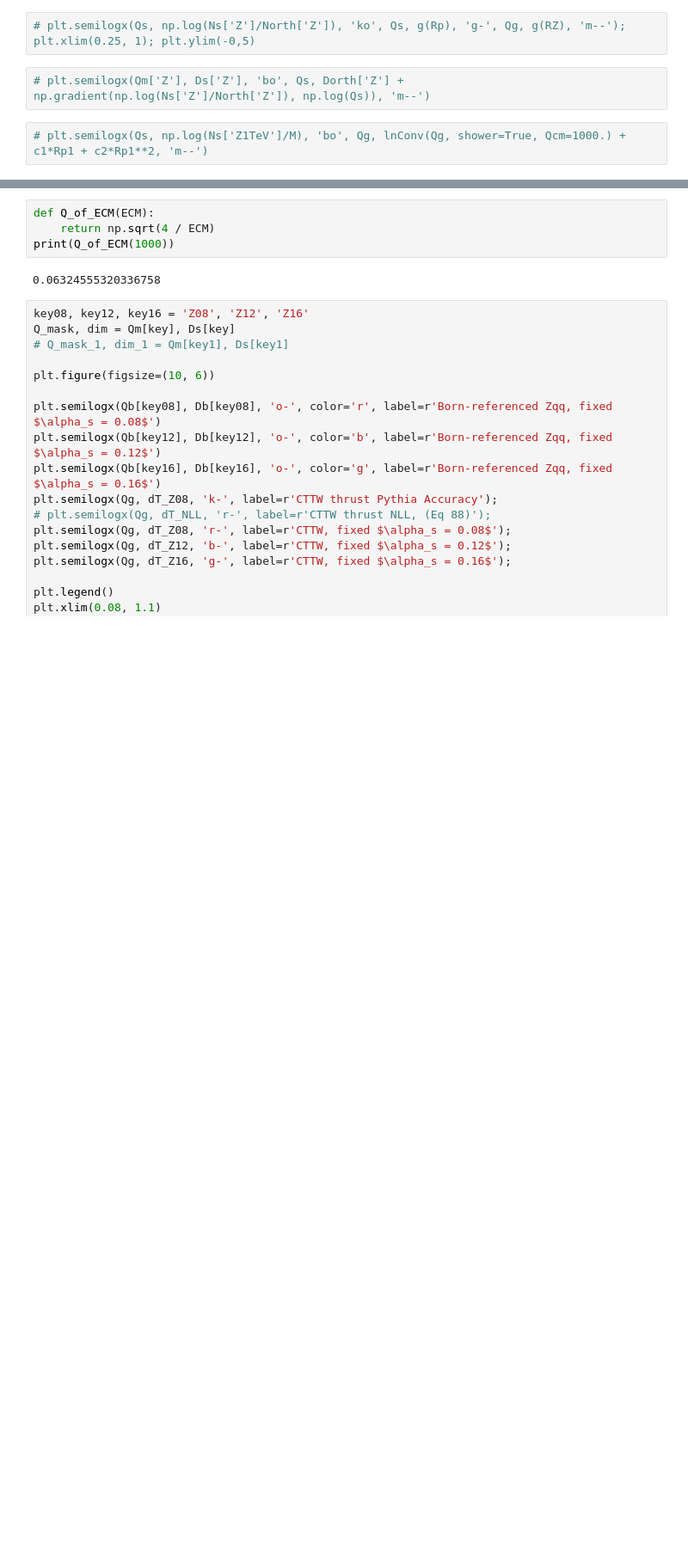
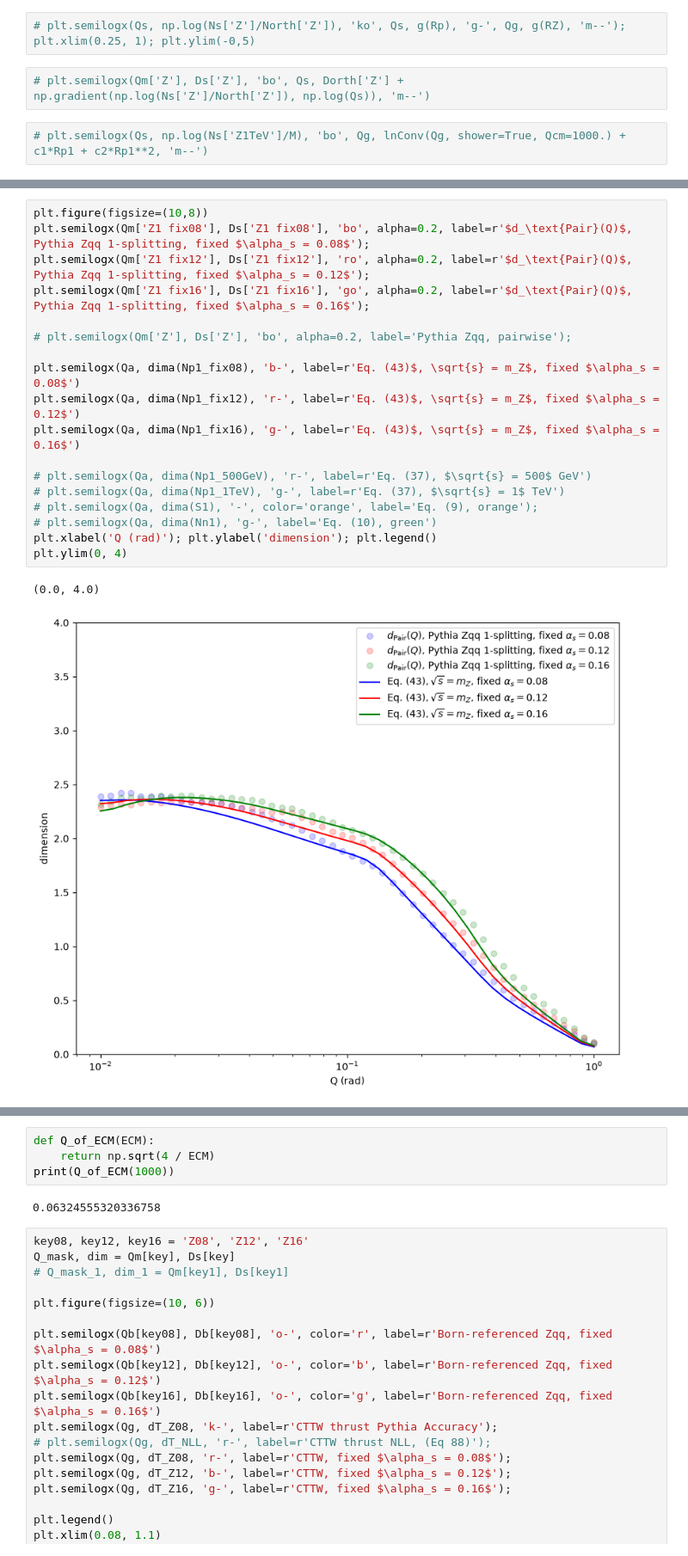
Before and after one commit to ykahn/Jet-Scaling-Laws, a Jupyter notebook: StevensCode/Pythia_EFP_NTK.ipynb, the cells around one changed output, grey strips where cells are left out. Shown at 86% size. Drawn from its saved outputs; the diff is of its cells as text; blank space fills up the shorter version.

```diff
--- a/StevensCode/Pythia_EFP_NTK.ipynb
+++ b/StevensCode/Pythia_EFP_NTK.ipynb
@@ -993,0 +1018,21 @@ plt.ylim(0, 5)
+# %%
+plt.figure(figsize=(10,8))
+plt.semilogx(Qm['Z1 fix08'], Ds['Z1 fix08'], 'bo', alpha=0.2, label=r'$d_\text{Pair}(Q)$, Pythia Zqq 1-splitting, fixed $\alpha_s = 0.08$');
+plt.semilogx(Qm['Z1 fix12'], Ds['Z1 fix12'], 'ro', alpha=0.2, label=r'$d_\text{Pair}(Q)$, Pythia Zqq 1-splitting, fixed $\alpha_s = 0.12$');
+plt.semilogx(Qm['Z1 fix16'], Ds['Z1 fix16'], 'go', alpha=0.2, label=r'$d_\text{Pair}(Q)$, Pythia Zqq 1-splitting, fixed $\alpha_s = 0.16$');
+
+# plt.semilogx(Qm['Z'], Ds['Z'], 'bo', alpha=0.2, label='Pythia Zqq, pairwise');
+
+plt.semilogx(Qa, dima(Np1_fix08), 'b-', label=r'Eq. (43)$, \sqrt{s} = m_Z$, fixed $\alpha_s = 0.08$')
+plt.semilogx(Qa, dima(Np1_fix12), 'r-', label=r'Eq. (43)$, \sqrt{s} = m_Z$, fixed $\alpha_s = 0.12$')
+plt.semilogx(Qa, dima(Np1_fix16), 'g-', label=r'Eq. (43)$, \sqrt{s} = m_Z$, fixed $\alpha_s = 0.16$')
+
+# plt.semilogx(Qa, dima(Np1_500GeV), 'r-', label=r'Eq. (37), $\sqrt{s} = 500$ GeV')
+# plt.semilogx(Qa, dima(Np1_1TeV), 'g-', label=r'Eq. (37), $\sqrt{s} = 1$ TeV')
+# plt.semilogx(Qa, dima(S1), '-', color='orange', label='Eq. (9), orange');
+# plt.semilogx(Qa, dima(Nn1), 'g-', label='Eq. (10), green')
+plt.xlabel('Q (rad)'); plt.ylabel('dimension'); plt.legend()
+plt.ylim(0, 4)
+# %% [output]
+(0.0, 4.0)
+[figure, added]
```
Also changed, not shown: parts of 15 cells of this notebook, 1 other file.
